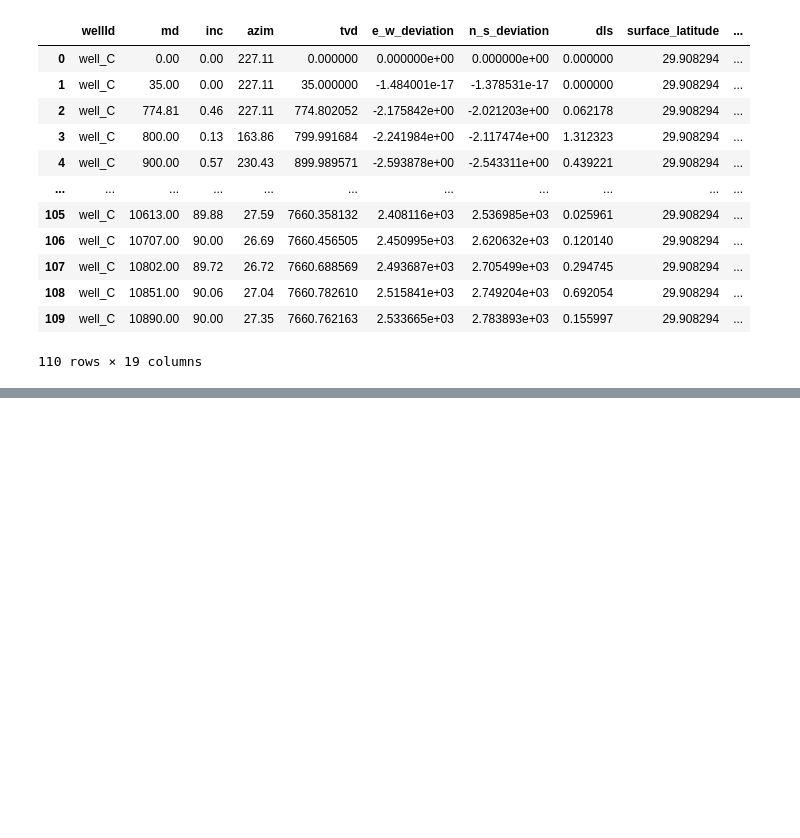
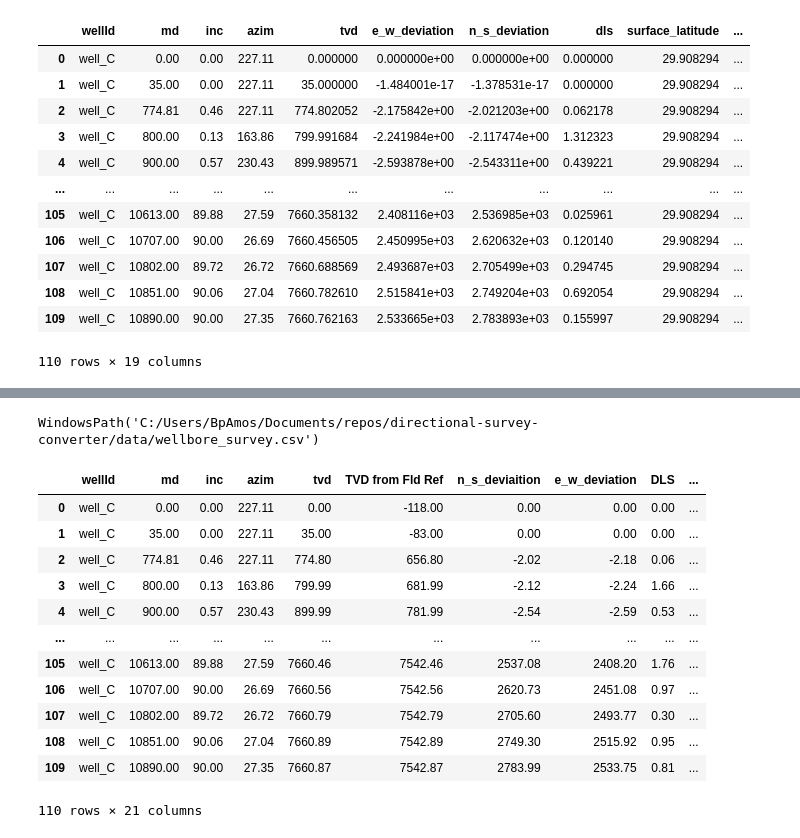
Before and after one commit to bpamos/welltrajconvert, a Jupyter notebook: notebook/Calculate Wellbore Trajectory_V1.ipynb, the cells around one changed output, grey strips where cells are left out. Saved outputs shown, nothing was run; the diff lists cells and outputs as text; code cells hidden in the pictures; blank space fills up the shorter version.

```diff
--- a/notebook/Calculate Wellbore Trajectory_V1.ipynb
+++ b/notebook/Calculate Wellbore Trajectory_V1.ipynb
@@ -87,0 +188,3 @@ my_calc_obj.get_survey_df()
+# %%
+file_paths = get_files(path, folders='data')
+file_paths.items
@@ -87,0 +198,22 @@ my_calc_obj.get_survey_df()
+# %%
+file_path = file_paths.items[0]
+file_path
+# %% [output]
+WindowsPath('C:/Users/BpAmos/Documents/repos/directional-survey-converter/data/wellbore_survey.csv')
+# %%
+df = pd.read_csv(file_path)
+df
+# %% [output]
+|  | wellId | md | inc | azim | tvd | TVD from Fld Ref | n_s_deviaition | e_w_deviation | DLS | ... |
+| 0 | well_C | 0.00 | 0.00 | 227.11 | 0.00 | -118.00 | 0.00 | 0.00 | 0.00 | ... |
+| 1 | well_C | 35.00 | 0.00 | 227.11 | 35.00 | -83.00 | 0.00 | 0.00 | 0.00 | ... |
+| 2 | well_C | 774.81 | 0.46 | 227.11 | 774.80 | 656.80 | -2.02 | -2.18 | 0.06 | ... |
+| 3 | well_C | 800.00 | 0.13 | 163.86 | 799.99 | 681.99 | -2.12 | -2.24 | 1.66 | ... |
+| 4 | well_C | 900.00 | 0.57 | 230.43 | 899.99 | 781.99 | -2.54 | -2.59 | 0.53 | ... |
+| ... | ... | ... | ... | ... | ... | ... | ... | ... | ... | ... |
+| 105 | well_C | 10613.00 | 89.88 | 27.59 | 7660.46 | 7542.46 | 2537.08 | 2408.20 | 1.76 | ... |
+| 106 | well_C | 10707.00 | 90.00 | 26.69 | 7660.56 | 7542.56 | 2620.73 | 2451.08 | 0.97 | ... |
+| 107 | well_C | 10802.00 | 89.72 | 26.72 | 7660.79 | 7542.79 | 2705.60 | 2493.77 | 0.30 | ... |
+| 108 | well_C | 10851.00 | 90.06 | 27.04 | 7660.89 | 7542.89 | 2749.30 | 2515.92 | 0.95 | ... |
+| 109 | well_C | 10890.00 | 90.00 | 27.35 | 7660.87 | 7542.87 | 2783.99 | 2533.75 | 0.81 | ... |
+110 rows × 21 columns
```
Also changed, not shown: parts of 21 cells of this notebook, 1 other file.
